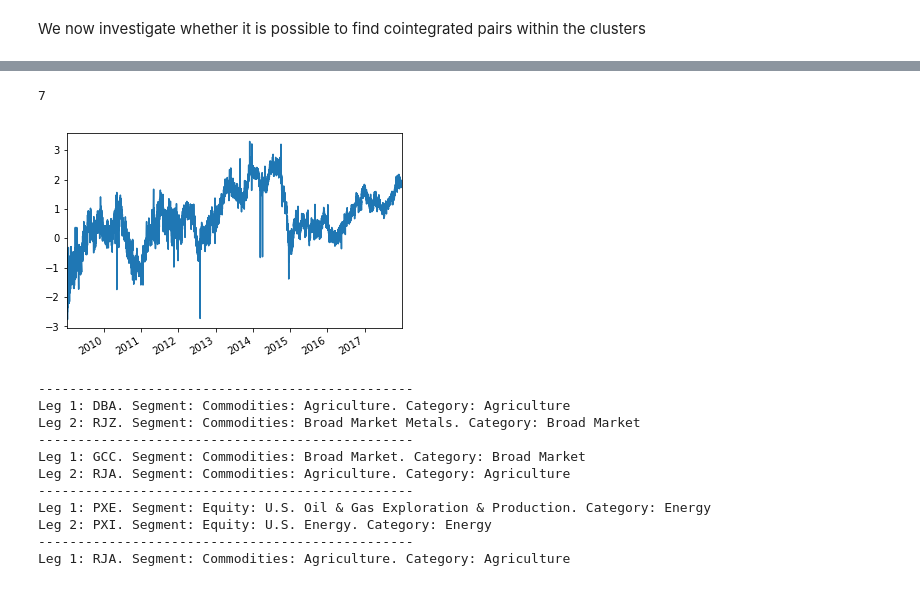
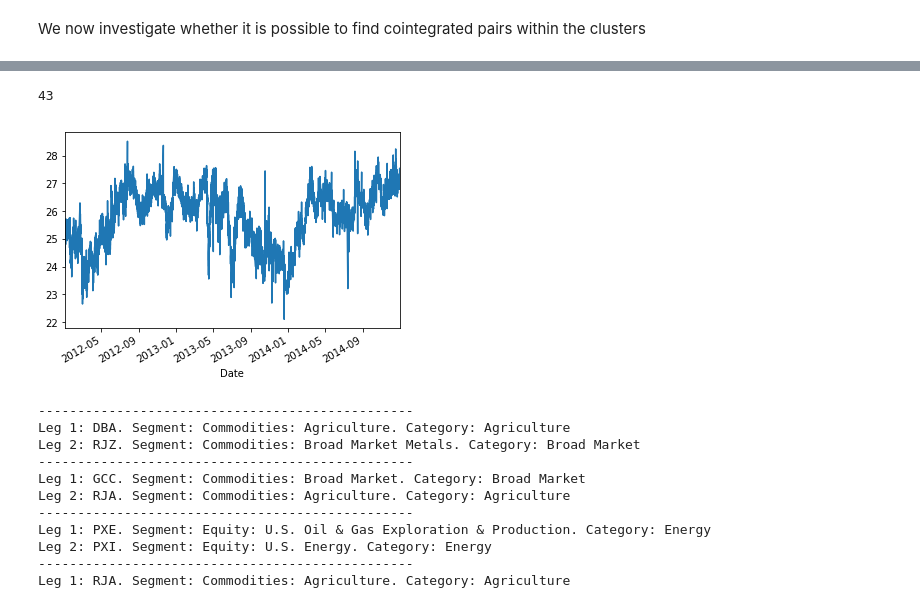
Before and after one commit to simaomsarmento/PairsTrading, a Jupyter notebook: PairsTrading_CommodityETFs-Clustering.ipynb, the cells around one changed output, grey strips where cells are left out. Drawn from its saved outputs; the diff is of its cells as text; code cells hidden in the pictures.

Commit message:
Added tests for benchmark. Still missing: sharpe ratio selection top10for no clustering

```diff
--- a/PairsTrading_CommodityETFs-Clustering.ipynb
+++ b/PairsTrading_CommodityETFs-Clustering.ipynb
@@ -127,10 +128,11 @@ no_cluster_series = pd.Series(0,index = df_prices_train.columns)
 pairs_all_a_all, unique_tickers = series_analyser.get_candidate_pairs(clustered_series=no_cluster_series,
                                                             pricing_df_train=df_prices_train,
                                                             pricing_df_test=df_prices_test,
-                                                            min_half_life=1,#5,
-                                                            min_zero_crosings=1,#12*6,
+                                                            min_half_life=min_half_life,#5,
+                                                            min_zero_crosings=12*6,
                                                             p_value_threshold=0.05,
-                                                            hurst_threshold=0.4
+                                                            hurst_threshold=0.5,
+                                                            subsample=subsample,
                                                             )
 pairs_found_all_a_all = len(pairs_all_a_all)
 print('Found {} pairs'.format(pairs_found_all_a_all))
@@ -143,0 +147,12 @@ with open('data/etfs/pickle/pairs_unfiltered.pickle', 'wb') as f:
+# %%
+count = 0
+pairs_aux = []
+for pair in pairs_all_a_all:
+    if pair[2]['hurst_exponent']<0.5:
+        if pair[2]['p_value']<0.01:
+            count += 1
+            pairs_aux.append(pair)
+print(count)
+
+with open('data/etfs/pickle/2012-2016/pairs_no_clustering_'+file_extension+'.pickle', 'wb') as f:
+    pickle.dump(pairs_aux, f)
@@ -248,12 +270,12 @@ cProfile.run("series_analyser.get_candidate_pairs(\
 count = 0
 pairs_aux = []
 for pair in pairs_category:
-    if pair[2]['hurst_exponent']<0.45:
+    if pair[2]['hurst_exponent']<0.5:
         if pair[2]['p_value']<0.01:
             count += 1
             pairs_aux.append(pair)
 print(count)
 
-with open('data/etfs/pickle/pairs_category_'+file_extension+'.pickle', 'wb') as f:
-    pickle.dump(pairs_aux, f)
+#with open('data/etfs/pickle/2012-2016/pairs_category_'+file_extension+'.pickle', 'wb') as f:
+#    pickle.dump(pairs_aux, f)
 # %% [output]
@@ -261,6 +283,3 @@ with open('data/etfs/pickle/pairs_category_'+file_extension+'.pickle', 'wb') as
-# %%
-for pair in pairs_category:
-    print(pair[2]['hurst_exponent'])
 # %%
 categories_found = pd.Series([ticker_category_dict[pair[0]] for pair in pairs_aux])
 categories_found.value_counts()
@@ -481,26 +483,26 @@ The pairs contain 18 unique tickers
 # %%
 count = 0
 pairs_aux = []
 for pair in pairs_unsupervised:
     if pair[2]['hurst_exponent']<0.5:
-        if pair[2]['p_value']<0.05:
+        if pair[2]['p_value']<0.01:
             # filter by volatility
             spread = pair[2]['spread']
             spread_pct_change = (((spread - spread.shift(1)) / abs(spread.shift(1))) * 100).fillna(0)
             spread_actual_changes = spread_pct_change[spread_pct_change != 0].abs()
             threshold = spread_actual_changes.quantile(q=0.95, interpolation='linear')
-            if threshold > 5:
-                count += 1
-                pairs_aux.append(pair)
-                if count == 5:
-                    pair[2]['spread'].plot()
+            #if threshold > 5:
+            count += 1
+            pairs_aux.append(pair)
+            if count == 5:
+                pair[2]['spread'].plot()
 print(count)
 
-with open('data/etfs/pickle/pairs_unsupervised_learning_'+file_extension+'.pickle', 'wb') as f:
-    pickle.dump(pairs_aux, f)
+#with open('data/etfs/pickle/2012-2016/pairs_unsupervised_learning_'+file_extension+'.pickle', 'wb') as f:
+#    pickle.dump(pairs_aux, f)
 # %% [output]
-7
+43
-[figure, old version]
+[figure, new version]
 # %%
 count_different_category = 0
 for pair in pairs_aux:
```
Also changed, not shown: parts of 26 cells of this notebook, 16 other files.
